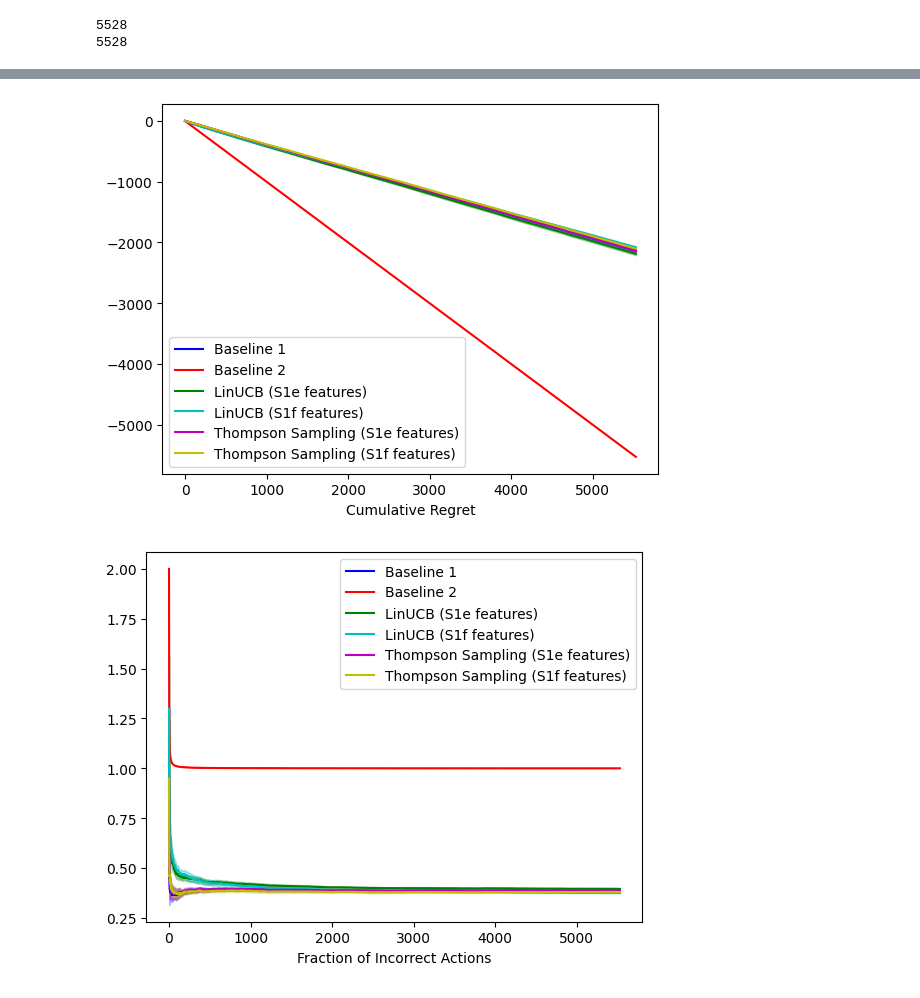
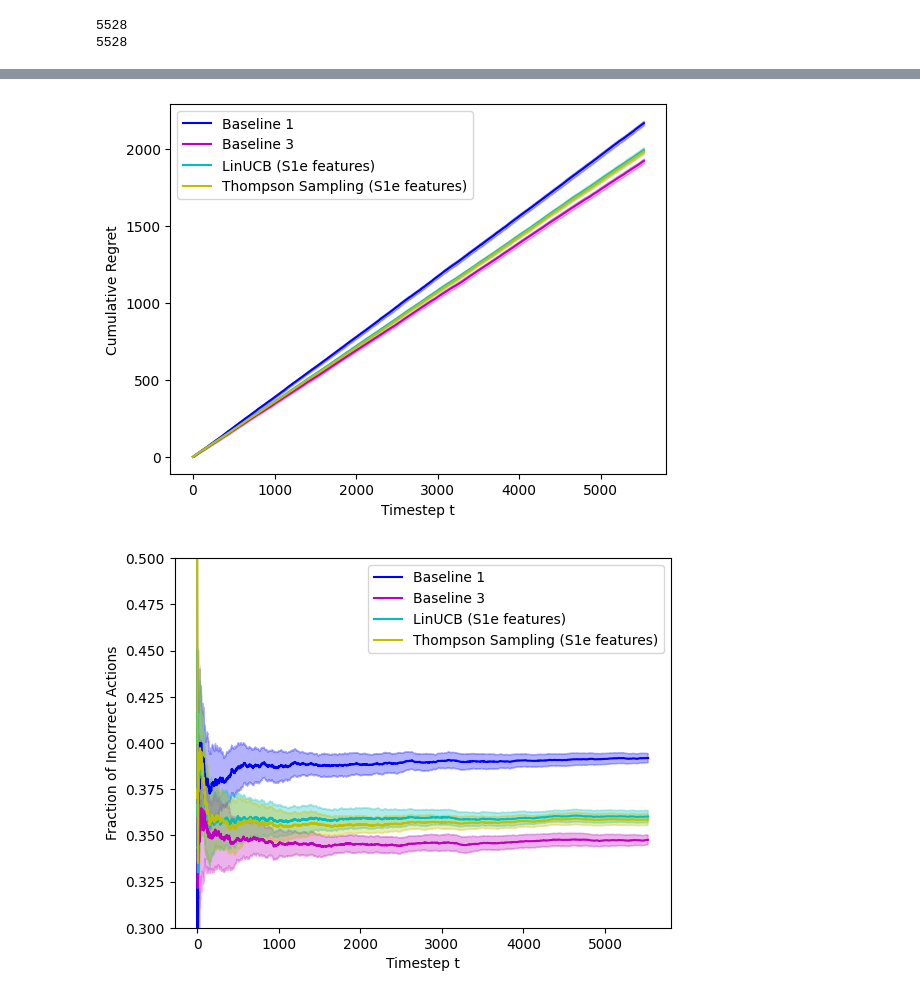
Before and after one commit to gmudel/cs234, a Jupyter notebook: Combined.ipynb, the cells around one changed output, grey strips where cells are left out. Cells and saved outputs as stored; diff of their text form; code cells hidden in the pictures.

```diff
--- a/Combined.ipynb
+++ b/Combined.ipynb
@@ -355,18 +540,24 @@ print(np.sum(baseline1_rs[2,:]) / np.size(baseline1_rs, 1))
 # %%
-def plot_regret_wrong(rewards, ax_regret, ax_incorrect, label, color):
+def plot_regret_wrong_mse(rewards, correct_doses, actions, ax_regret, ax_incorrect, ax_mse, label, color):
     """ Compute the cumulative regret over time and the percent of wrong actions over time and plot
         with 95% confidence intervals using t distribution.
 
         rewards: np array of size (20,T) """
     regret = np.cumsum(rewards, axis=1)
-    mean_regret = np.mean(regret, axis=0)
-    frac_incorrect = np.abs(regret) / np.linspace(0,np.size(rewards,1), num = np.size(rewards,1))
+    mean_regret = np.abs(np.mean(regret, axis=0))
+    frac_incorrect = np.abs(regret) / np.linspace(1,np.size(rewards,1), num = np.size(rewards,1))
     mean_frac_incorrect = np.mean(frac_incorrect, axis=0)
+    squared_error = np.square(actions - correct_doses)
+    mse = np.cumsum(squared_error, axis=1) / np.linspace(1,np.size(rewards,1), num = np.size(rewards,1))
+    mean_mse = np.mean(mse, axis=0)
+
 
     regret_int_upper = []
     regret_int_lower = []
     incorrect_int_upper = []
     incorrect_int_lower = []
+    mse_int_upper = []
+    mse_int_lower = []
 
     for t in range(np.size(rewards,1)):
         regret_bounds = st.t.interval(alpha= 0.95, df=20-1, loc=mean_regret[t], scale= st.sem(regret[:,t]))
@@ -377,8 +568,15 @@ def plot_regret_wrong(rewards, ax_regret, ax_incorrect, label, color):
         incorrect_int_upper.append(incorrect_bounds[1])
         incorrect_int_lower.append(incorrect_bounds[0])
 
+        mse_bounds = st.t.interval(alpha= 0.95, df=20-1, loc=mean_mse[t], scale= st.sem(mse[:,t]))
+        mse_int_upper.append(mse_bounds[1])
+        mse_int_lower.append(mse_bounds[0])
+
+
     ts = np.linspace(0,np.size(rewards,1), num = np.size(rewards,1))
     ax_regret.plot(ts, mean_regret, label=label, color=color)
     ax_regret.fill_between(ts,regret_int_lower, regret_int_upper, color=color, alpha = 0.3)
     ax_incorrect.plot(ts, mean_frac_incorrect, label=label, color=color)
     ax_incorrect.fill_between(ts, incorrect_int_lower, incorrect_int_upper, color=color, alpha = 0.3)
+    ax_mse.plot(ts, mean_mse, label=label, color=color)
+    ax_mse.fill_between(ts, mse_int_lower, mse_int_upper, color=color, alpha = 0.3)
@@ -397,22 +609,25 @@ print(regret_bounds)
 # %%
 # plotting
 fig1, ax1 = plt.subplots()
 fig2, ax2  = plt.subplots()
+fig3, ax3 = plt.subplots()
 ax1.set_xlabel('Timestep t')
 ax2.set_xlabel('Timestep t')
-ax1.set_xlabel('Cumulative Regret')
-ax2.set_xlabel('Fraction of Incorrect Actions')
+ax3.set_xlabel('Timestep t')
+ax1.set_ylabel('Cumulative Regret')
+ax2.set_ylabel('Fraction of Incorrect Actions')
+ax3.set_ylabel('MSE')
 
-plot_regret_wrong(baseline1_rs, ax1, ax2, 'Baseline 1', 'b')
-plot_regret_wrong(baseline2_rs, ax1, ax2, 'Baseline 2', 'r')
-plot_regret_wrong(linucb1_rs, ax1, ax2, 'LinUCB (S1e features)', 'g')
-plot_regret_wrong(linucb2_rs, ax1, ax2, 'LinUCB (S1f features)', 'c')
-plot_regret_wrong(tsamp1_rs, ax1, ax2, 'Thompson Sampling (S1e features)', 'm')
-plot_regret_wrong(tsamp2_rs, ax1, ax2, 'Thompson Sampling (S1f features)', 'y')
+plot_regret_wrong_mse(baseline1.rs, correct_doses, baseline1.actions, ax1, ax2, ax3, 'Baseline 1', 'b')
+plot_regret_wrong_mse(baseline3.rs, correct_doses, baseline3.actions, ax1, ax2, ax3, 'Baseline 3', 'm')
+plot_regret_wrong_mse(linucb2.rs, correct_doses, linucb2.actions, ax1, ax2, ax3, 'LinUCB (S1e features)', 'c')
+plot_regret_wrong_mse(tsamp2.rs, correct_doses, tsamp2.actions, ax1, ax2, ax3, 'Thompson Sampling (S1e features)', 'y')
+# plot_regret_wrong(linreg2.rs, ax1, ax2, 'Linear Regression (S1e features)', 'darkorange')
 
 ax1.legend()
 ax2.legend()
+ax2.set_ylim([0.3, 0.5])
 plt.show()
 # %% [output]
-[figure, old version]
+[figure, new version]
-[figure, old version]
+[figure, new version]
```
Also changed, not shown: parts of 11 cells of this notebook, 15 other files.
